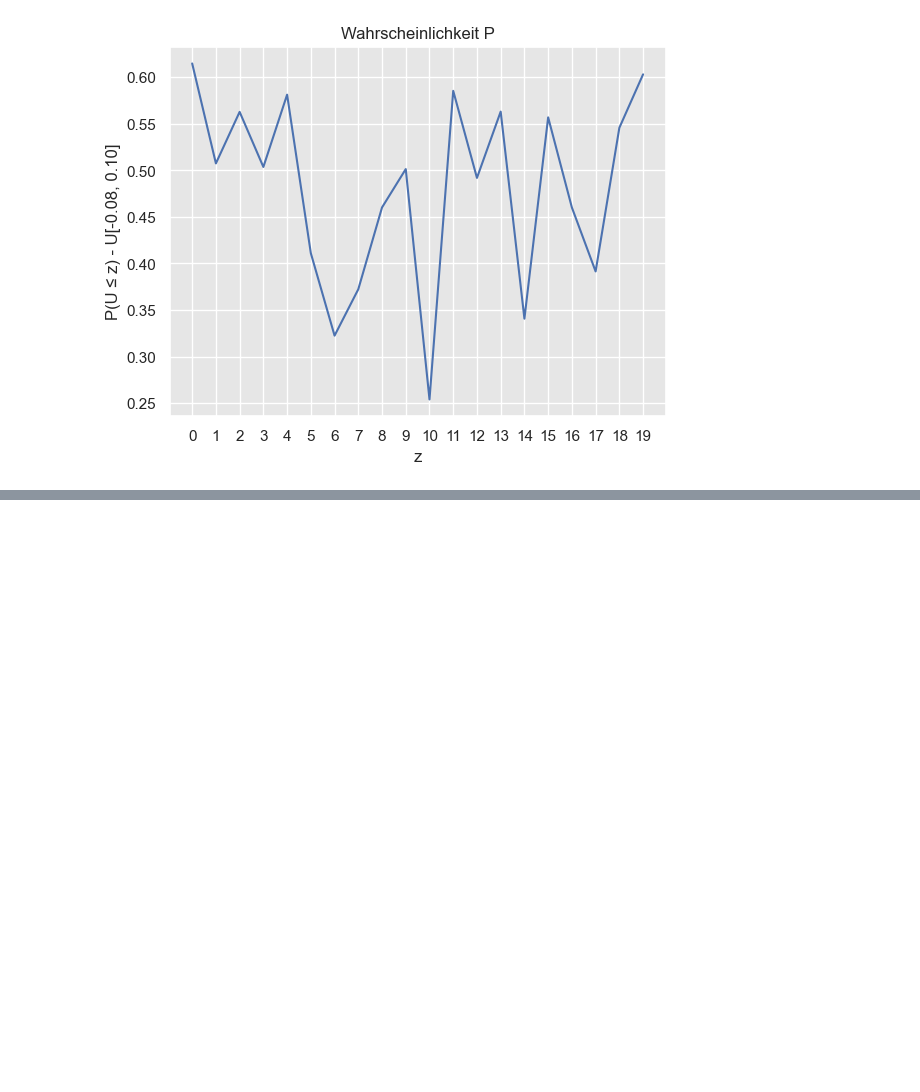
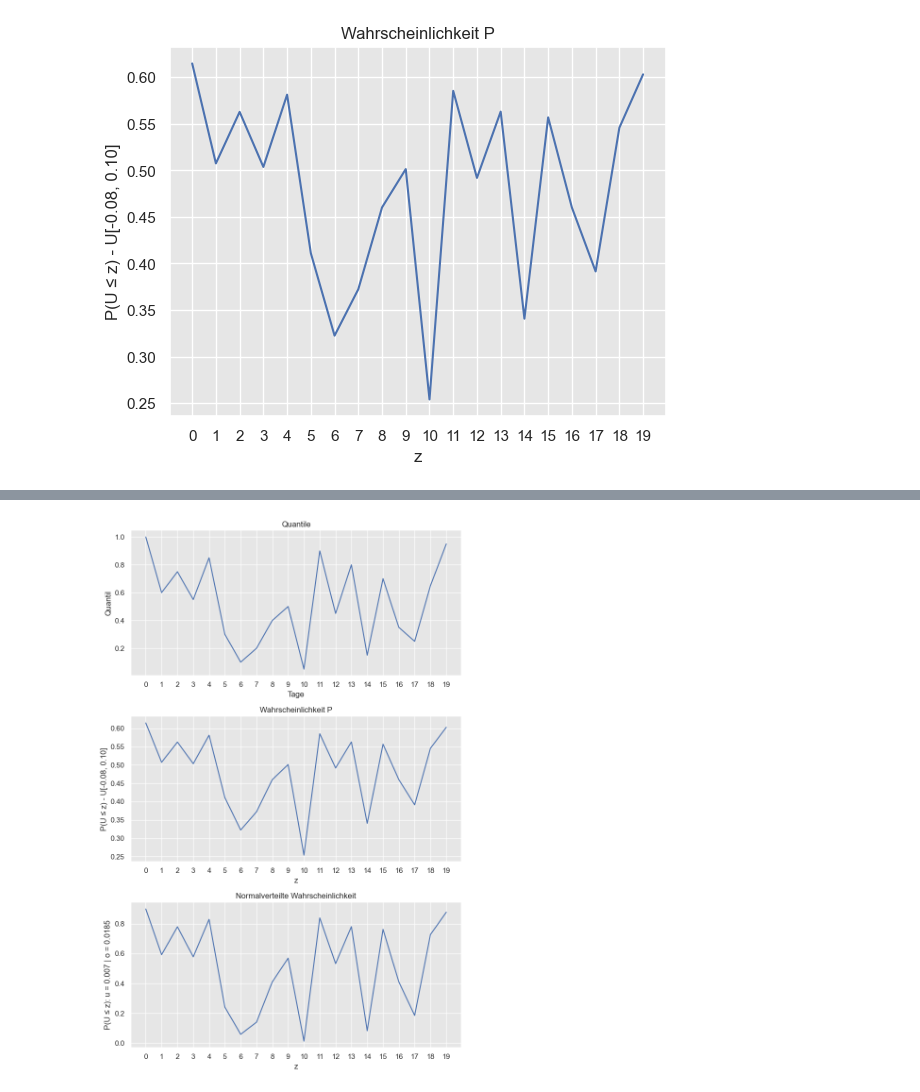
Before and after one commit to tombk556/Mathematische-Stochastische-Modelle-und-MC-Simulationen, a Jupyter notebook: Übung 3/übung3.ipynb, the cells around one changed output, grey strips where cells are left out. Cells and saved outputs as stored; diff of their text form; code cells hidden in the pictures; blank space fills up the shorter version.

```diff
--- a/Übung 3/übung3.ipynb
+++ b/Übung 3/übung3.ipynb
@@ -216,0 +218,25 @@ plt.show()
+# %%
+fig, axs = plt.subplots(3, 1, figsize=(8, 12))
+
+axs[0].plot(quanitls)
+axs[0].set_title("Quantile")
+axs[0].set_xlabel("Tage")
+axs[0].set_xticks(range(20))
+axs[0].set_ylabel("Quantil")
+
+axs[1].plot(Ps)
+axs[1].set_title("Wahrscheinlichkeit P")
+axs[1].set_xlabel("z")
+axs[1].set_xticks(range(20))
+axs[1].set_ylabel("P(U ≤ z) - U[-0.08, 0.10]")
+
+axs[2].plot(nPs)
+axs[2].set_title("Normalverteilte Wahrscheinlichkeit")
+axs[2].set_xlabel("z")
+axs[2].set_xticks(range(20))
+axs[2].set_ylabel("P(U ≤ z): u = 0.007 | o = 0.0185")
+
+plt.tight_layout()
+plt.show()
+# %% [output]
+[figure, added]
```
Also changed, not shown: parts of 6 cells of this notebook.
